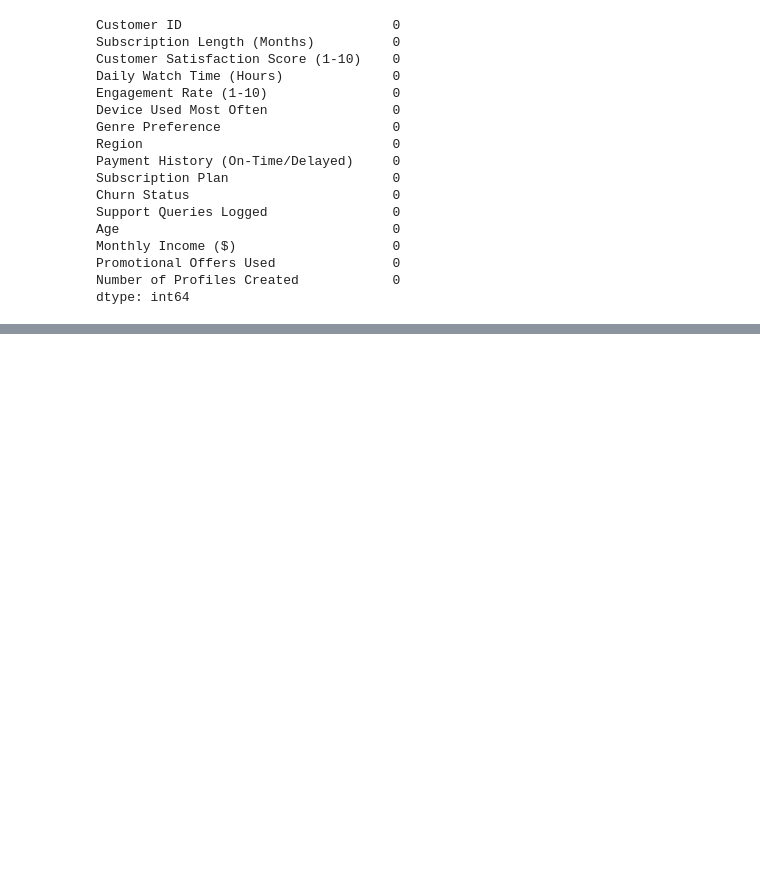
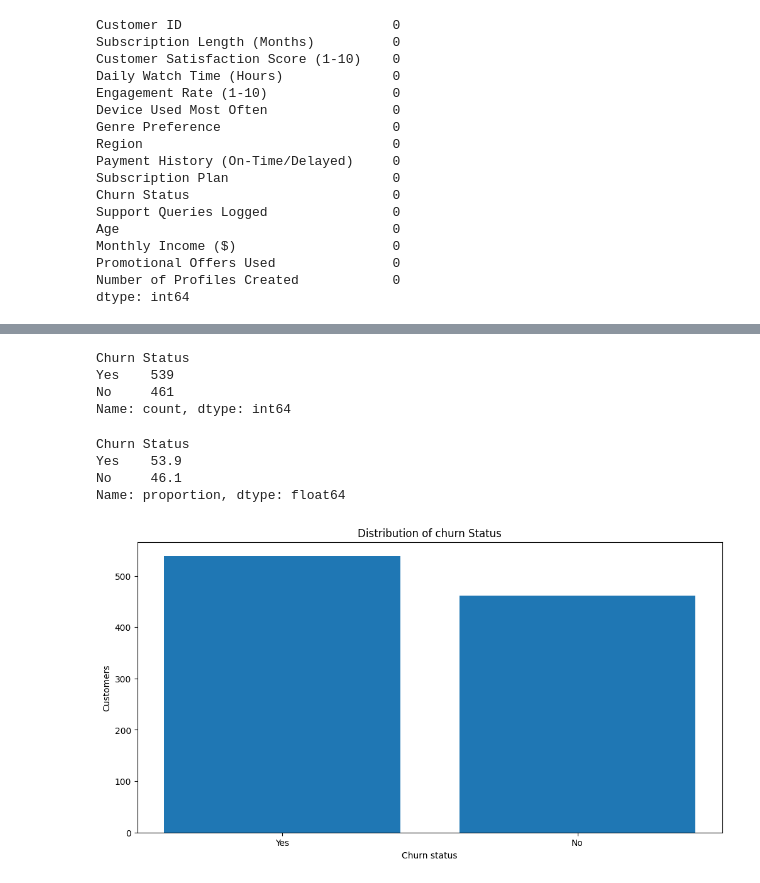
Before and after one commit to aishacmela/Customer_churn, a Jupyter notebook: analysis.ipynb, the cells around one changed output, grey strips where cells are left out. Drawn from its saved outputs; the diff is of its cells as text; code cells hidden in the pictures; blank space fills up the shorter version.

```diff
--- a/analysis.ipynb
+++ b/analysis.ipynb
@@ -236,0 +344,25 @@ dtype: int64
+# %%
+df['Churn Status'].value_counts()
+# %% [output]
+Churn Status
+Yes    539
+No     461
+Name: count, dtype: int64
+# %%
+(df['Churn Status'].value_counts(normalize=True) * 100).round(2)
+# %% [output]
+Churn Status
+Yes    53.9
+No     46.1
+Name: proportion, dtype: float64
+# %%
+#visualise the distribution
+status = df['Churn Status'].value_counts()
+plt.figure(figsize=(12, 6))
+plt.bar(['Yes', 'No'], df['Churn Status'].value_counts())
+plt.title('Distribution of churn Status')
+plt.xlabel('Churn status')
+plt.ylabel('Customers')
+plt.show()
+# %% [output]
+[figure, added]
```
Also changed, not shown: parts of 11 cells of this notebook.
